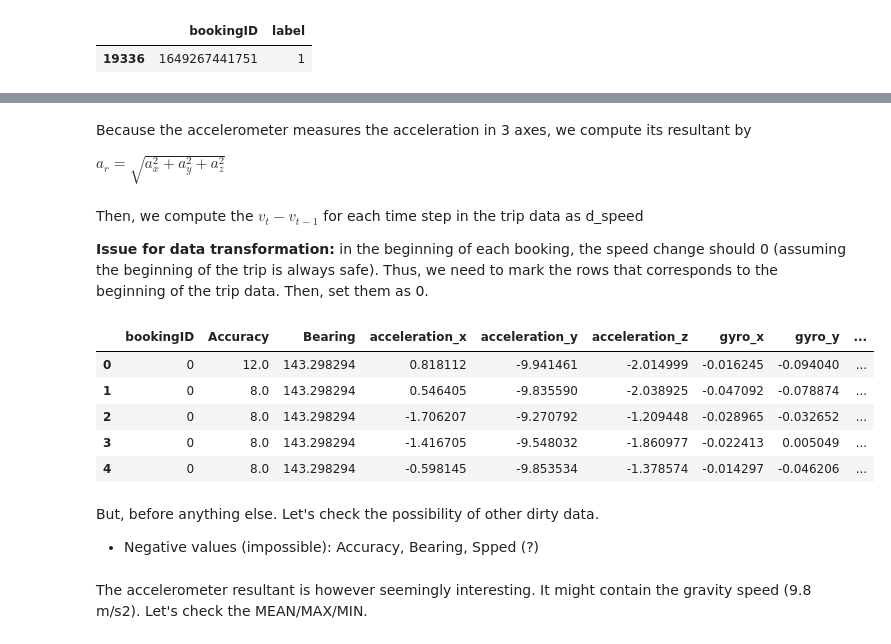
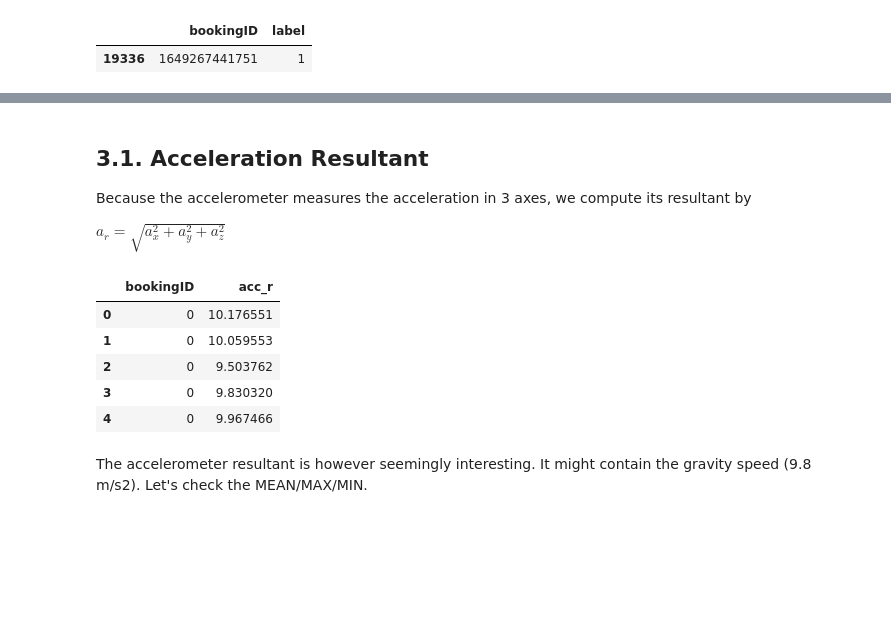
Before and after one commit to haniramadhan/grabaiforsea2019, a Jupyter notebook: Hani Ramadhan - AI for SEA - Safety.ipynb, the cells around one changed output, grey strips where cells are left out. Cells and saved outputs as stored; diff of their text form; code cells hidden in the pictures; blank space fills up the shorter version.

```diff
--- a/Hani Ramadhan - AI for SEA - Safety.ipynb
+++ b/Hani Ramadhan - AI for SEA - Safety.ipynb
@@ -222,4 +486,6 @@ df.loc[df['Speed']<0,'Speed']=0
 # %% [markdown]
+## 3.1. Acceleration Resultant
+
 Because the accelerometer measures the acceleration in 3 axes, we compute its resultant by
 
 $a_r = \sqrt{a_x^2+a_y^2+a_z^2}$
@@ -227,38 +493,15 @@ $a_r = \sqrt{a_x^2+a_y^2+a_z^2}$
 df['acc_r'] = np.sqrt(np.power(df['acceleration_x'],2)
                       +np.power(df['acceleration_y'],2)
                       +np.power(df['acceleration_z'],2))
-# %% [markdown]
-Then, we compute the $v_t - v_{t-1}$ for each time step in the trip data as d_speed
-
-**Issue for data transformation:** in the beginning of each booking, the speed change should 0 (assuming the beginning of the trip is always safe). Thus, we need to mark the rows that corresponds to the beginning of the trip data. Then, set them as 0.
-# %%
-#Data Transformation of speed change
-
-#since bookingID sorted ascendingly, beginning of each trip data
-# is denoted by change>0 from previous bookingID
-series_book1 = df['bookingID'].append(pd.Series([-1]), ignore_index=True)
-series_book2 = pd.Series([-1]).append(df['bookingID'], ignore_index=True)
-bookingID_beg = ((series_book1 - series_book2)[:-1]>0) #beg for beginning
-
-#calculating the change of speed between time step
-series_speed1 = df['Speed'].append(pd.Series([0]), ignore_index=True)
-series_speed2 = pd.Series([0]).append(df['Speed'], ignore_index=True)
-df['d_Speed'] = (series_speed1 - series_speed2)[:-1]
-
-#marking the beginning of the trip
-df.loc[bookingID_beg,'d_Speed'] = 0
 # %%
-df.head()
+df[['bookingID','acc_r']].head()
 # %% [output]
-|  | bookingID | Accuracy | Bearing | acceleration_x | acceleration_y | acceleration_z | gyro_x | gyro_y | ... |
-| 0 | 0 | 12.0 | 143.298294 | 0.818112 | -9.941461 | -2.014999 | -0.016245 | -0.094040 | ... |
-| 1 | 0 | 8.0 | 143.298294 | 0.546405 | -9.835590 | -2.038925 | -0.047092 | -0.078874 | ... |
-| 2 | 0 | 8.0 | 143.298294 | -1.706207 | -9.270792 | -1.209448 | -0.028965 | -0.032652 | ... |
-| 3 | 0 | 8.0 | 143.298294 | -1.416705 | -9.548032 | -1.860977 | -0.022413 | 0.005049 | ... |
-| 4 | 0 | 8.0 | 143.298294 | -0.598145 | -9.853534 | -1.378574 | -0.014297 | -0.046206 | ... |
+|  | bookingID | acc_r |
+| 0 | 0 | 10.176551 |
+| 1 | 0 | 10.059553 |
+| 2 | 0 | 9.503762 |
+| 3 | 0 | 9.830320 |
+| 4 | 0 | 9.967466 |
-# %% [markdown]
-But, before anything else. Let's check the possibility of other dirty data.
-* Negative values (impossible): Accuracy, Bearing, Spped (?)
 # %% [markdown]
 The accelerometer resultant is however seemingly interesting. It might contain the gravity speed (9.8 m/s2). Let's check the MEAN/MAX/MIN.
 # %%
```
Also changed, not shown: parts of 130 cells of this notebook.
